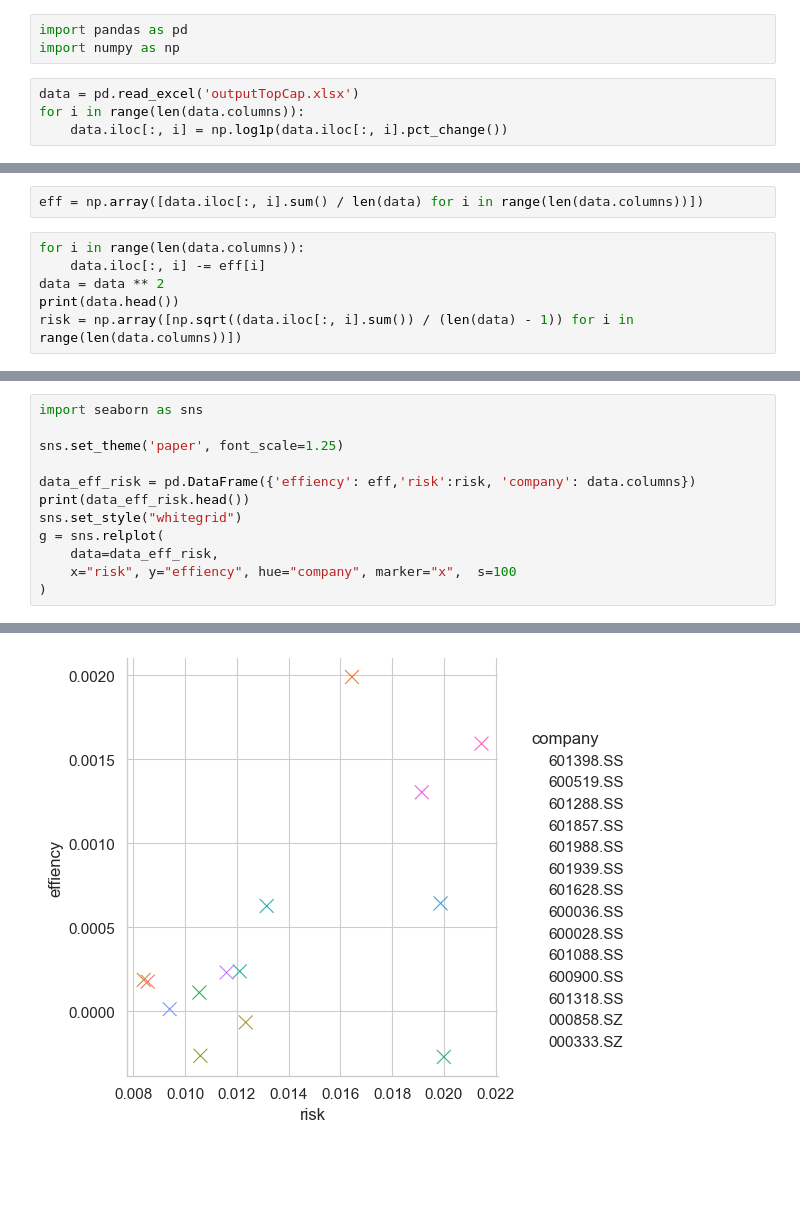
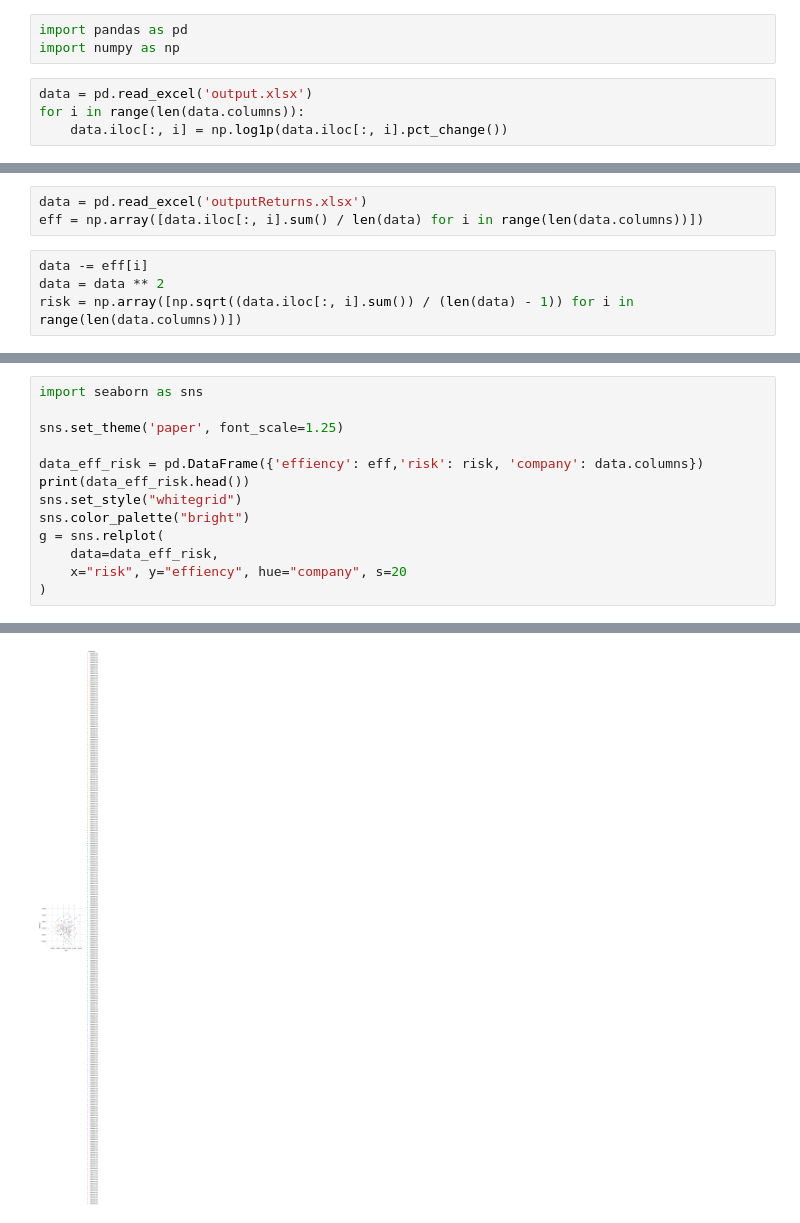
Before and after one commit to X-D-R/ChinaStockMarket, a Jupyter notebook: GetInfo.ipynb, the cells around one changed output, grey strips where cells are left out. Drawn from its saved outputs; the diff is of its cells as text; blank space fills up the shorter version.

Commit message:
GetInfo Parreto optimal
New graph from 250 companies and parreto optimal graph

```diff
--- a/GetInfo.ipynb
+++ b/GetInfo.ipynb
@@ -2,7 +2,7 @@
 import pandas as pd
 import numpy as np
 # %%
-data = pd.read_excel('outputTopCap.xlsx')
+data = pd.read_excel('output.xlsx')
 for i in range(len(data.columns)):
     data.iloc[:, i] = np.log1p(data.iloc[:, i].pct_change())
 # %%
@@ -10,8 +10,7 @@ data.to_excel('outputTopCapReturns2.xlsx', index=False)
 # %%
+data = pd.read_excel('outputReturns.xlsx')
 eff = np.array([data.iloc[:, i].sum() / len(data) for i in range(len(data.columns))])
 # %%
-for i in range(len(data.columns)):
-    data.iloc[:, i] -= eff[i]
+data -= eff[i]
 data = data ** 2
-print(data.head())
 risk = np.array([np.sqrt((data.iloc[:, i].sum()) / (len(data) - 1)) for i in range(len(data.columns))])
@@ -52,12 +42,13 @@ import seaborn as sns
 
 sns.set_theme('paper', font_scale=1.25)
 
-data_eff_risk = pd.DataFrame({'effiency': eff,'risk':risk, 'company': data.columns})
+data_eff_risk = pd.DataFrame({'effiency': eff,'risk': risk, 'company': data.columns})
 print(data_eff_risk.head())
 sns.set_style("whitegrid")
+sns.color_palette("bright")
 g = sns.relplot(
     data=data_eff_risk,
-    x="risk", y="effiency", hue="company", marker="x",  s=100
+    x="risk", y="effiency", hue="company", s=20
 )
 # %% [output]
    effiency      risk    company
@@ -69 +60 @@ g = sns.relplot(
-[figure, old version]
+[figure, new version]
```
Also changed, not shown: parts of 6 cells of this notebook.
